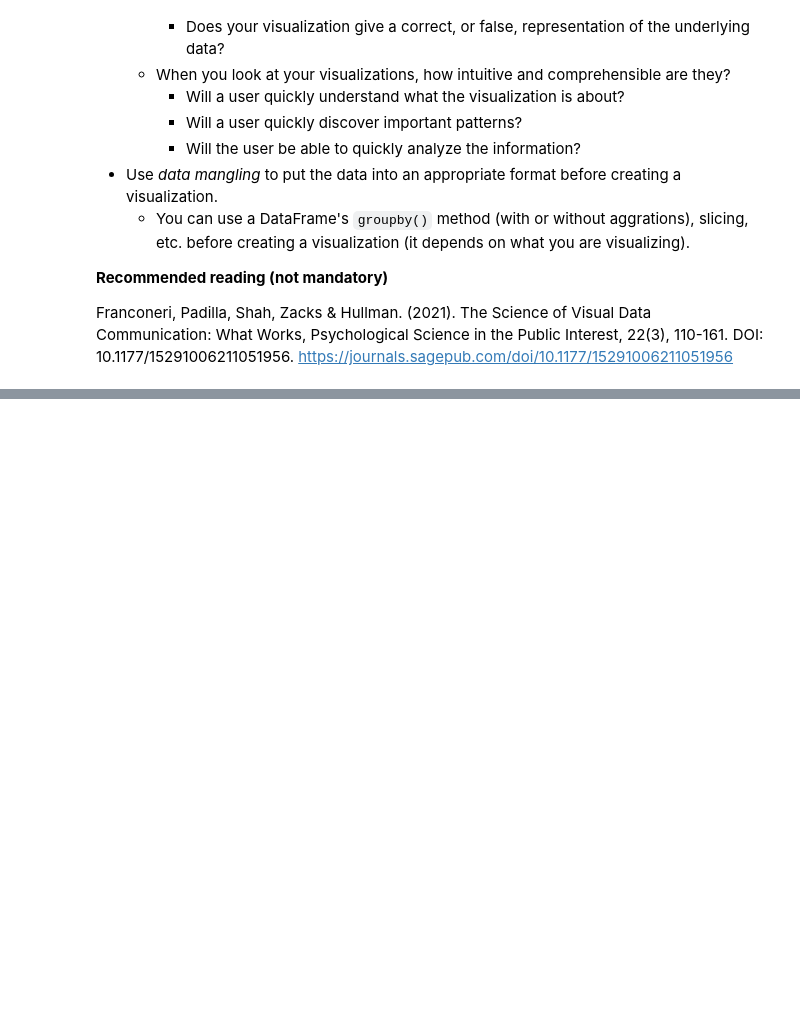
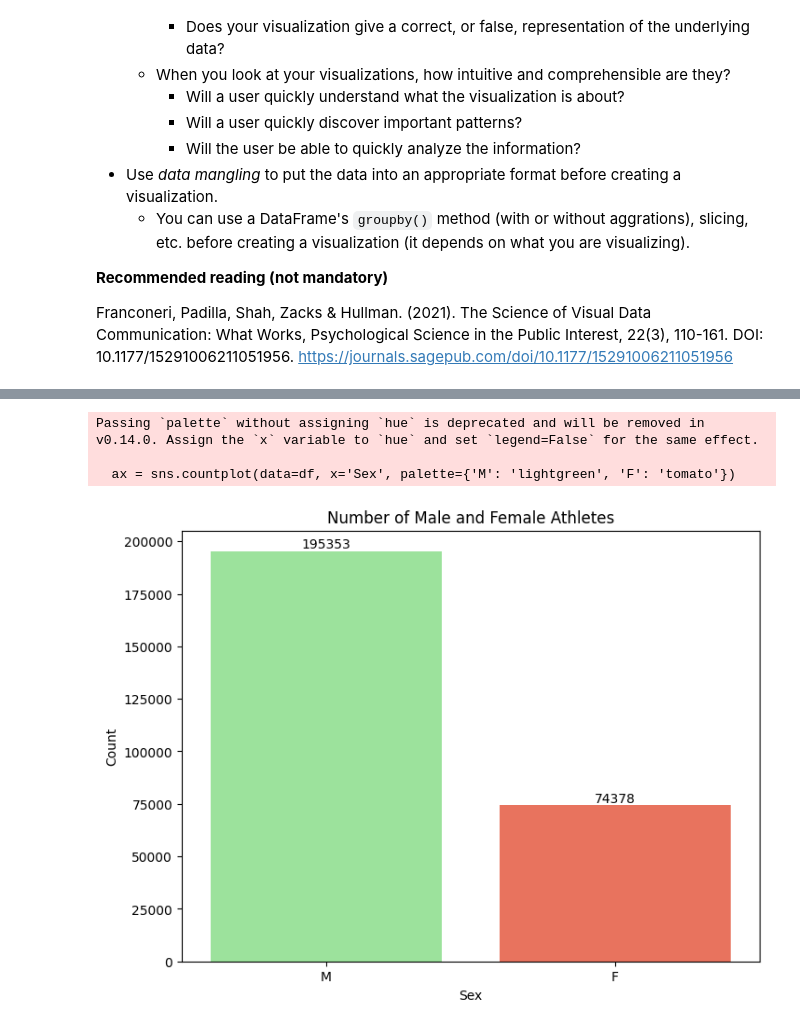
Before and after one commit to llllyyyynnnn/DataVisualisationProject, a Jupyter notebook: assignment/assignment.ipynb, the cells around one changed output, grey strips where cells are left out. Saved outputs shown, nothing was run; the diff lists cells and outputs as text; code cells hidden in the pictures; blank space fills up the shorter version.

```diff
--- a/assignment/assignment.ipynb
+++ b/assignment/assignment.ipynb
@@ -654,6 +707,27 @@ Create a visualization showing the number of Male and Female athletes.
 </details>
 # %%
 # TODO: Write your code here to visualize the distribution of Male and Female athletes.
+
+import matplotlib.pyplot as plt
+import seaborn as sns
+
+# Create the count plot
+plt.figure(figsize=(8, 6))
+ax = sns.countplot(data=df, x='Sex', palette={'M': 'lightgreen', 'F': 'tomato'})
+plt.title('Number of Male and Female Athletes')
+plt.xlabel('Sex')
+plt.ylabel('Count')
+
+# Add value labels on top of bars
+for container in ax.containers:
+    ax.bar_label(container, fmt='%d', label_type='edge')
+
+plt.show()
+# %% [output]
+Passing `palette` without assigning `hue` is deprecated and will be removed in v0.14.0. Assign the `x` variable to `hue` and set `legend=False` for the same effect.
+
+  ax = sns.countplot(data=df, x='Sex', palette={'M': 'lightgreen', 'F': 'tomato'})
+[figure, added]
 # %% [markdown]
 ---
 ## Task 3.2 Visualize the Distribution of Athletes' Age
```
Also changed, not shown: parts of 7 cells of this notebook.
